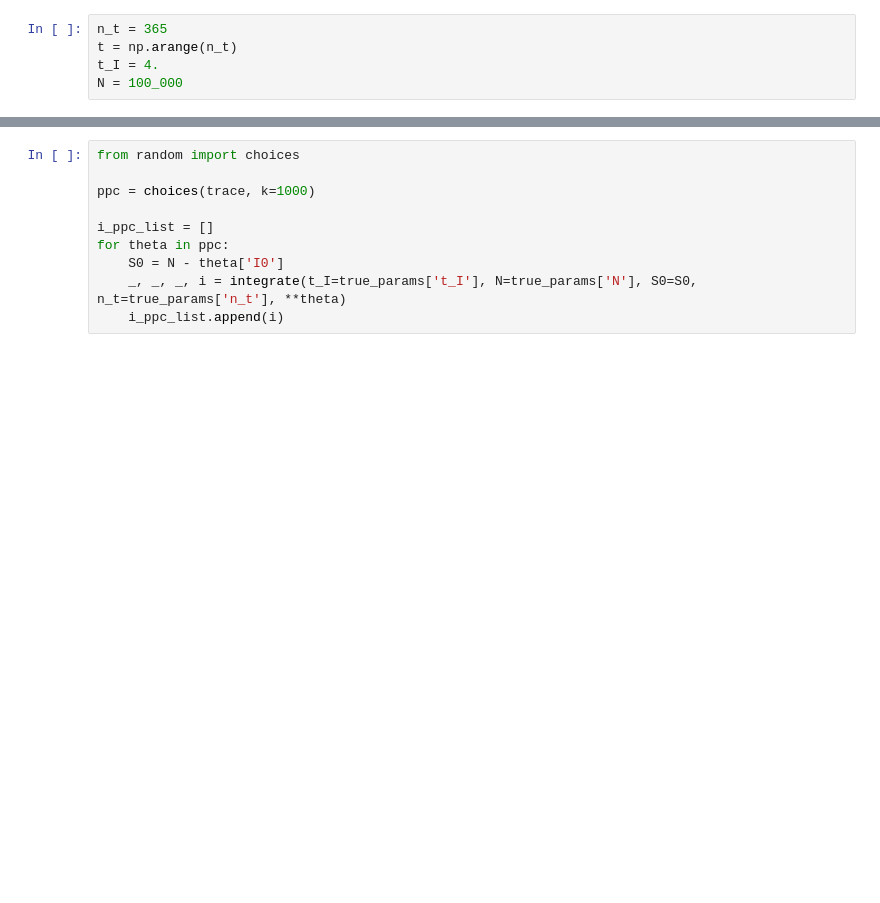
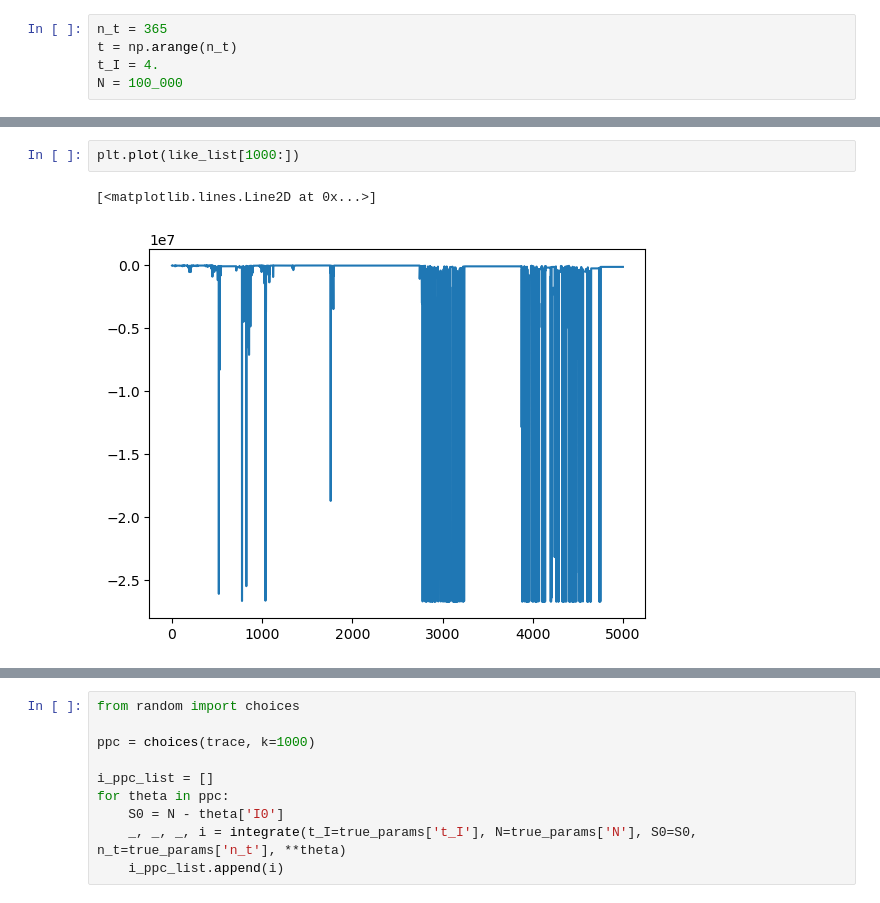
Before and after one commit to hwunrow/epykalman, a Jupyter notebook: src/metropolis_hastings.ipynb, the cells around one changed output, grey strips where cells are left out. Drawn from its saved outputs; the diff is of its cells as text; blank space fills up the shorter version.

```diff
--- a/src/metropolis_hastings.ipynb
+++ b/src/metropolis_hastings.ipynb
@@ -275,0 +616,5 @@ ValueError: zero-size array to reduction operation minimum which has no identity
+# %%
+plt.plot(like_list[1000:])
+# %% [output]
+[<matplotlib.lines.Line2D at 0x...>]
+[figure, added]
```
Also changed, not shown: parts of 23 cells of this notebook.
